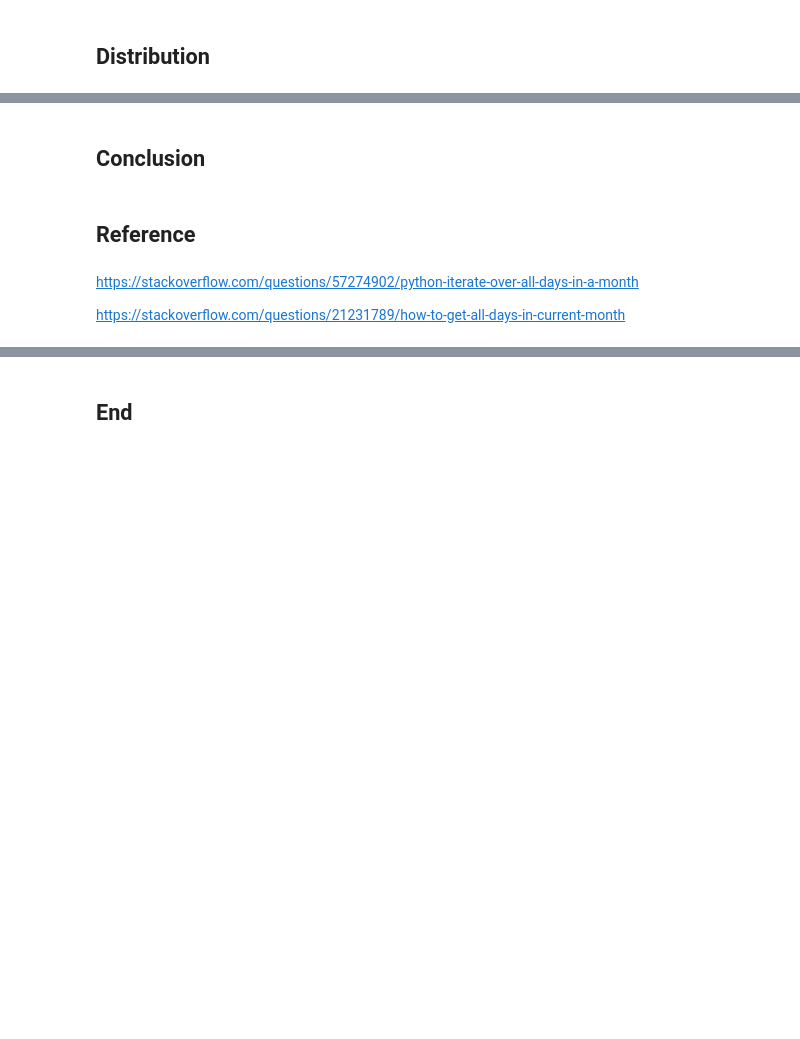
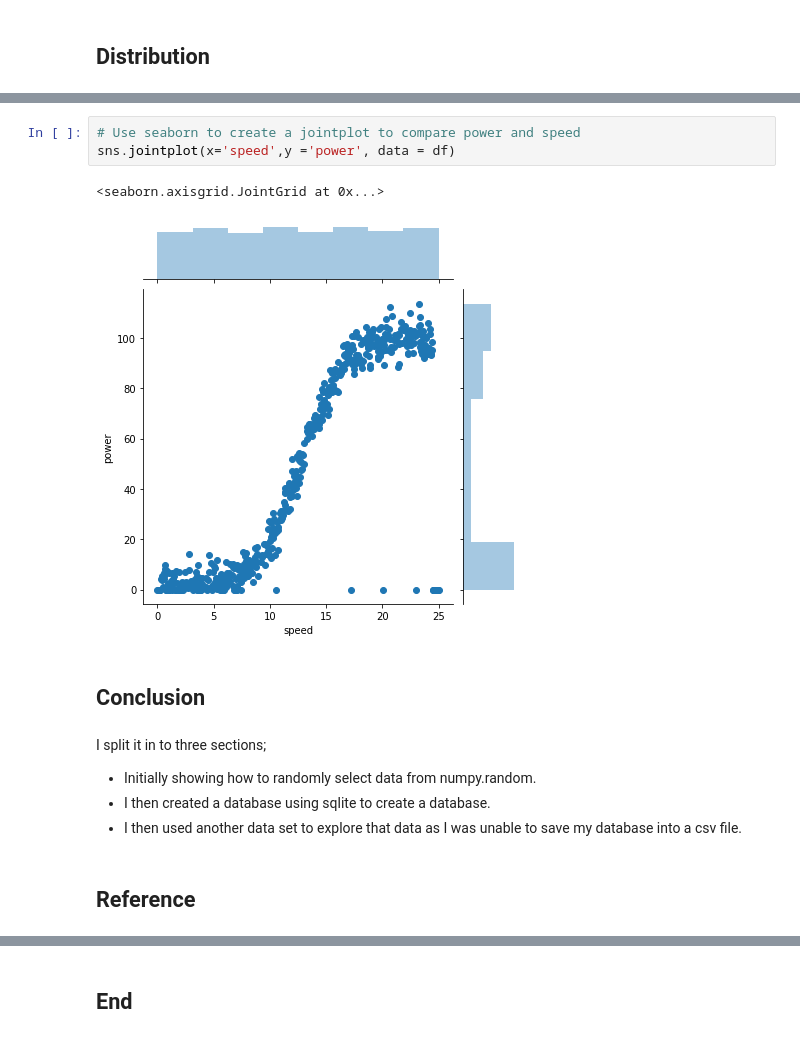
Before and after one commit to caroltreacy/programming-2020-project, a Jupyter notebook: Project 2020.ipynb, the cells around one changed output, grey strips where cells are left out. Saved outputs shown, nothing was run; the diff lists cells and outputs as text; blank space fills up the shorter version.

```diff
--- a/Project 2020.ipynb
+++ b/Project 2020.ipynb
@@ -340,8 +488,15 @@ NameError: name 'plot' is not defined
+# %%
+# Use seaborn to create a jointplot to compare power and speed
+sns.jointplot(x='speed',y ='power', data = df)
+# %% [output]
+<seaborn.axisgrid.JointGrid at 0x...>
+[figure, added]
 # %% [markdown]
 ## Conclusion
+# %% [markdown]
+I split it in to three sections;
+- Initially showing how to randomly select data from numpy.random.
+- I then created a database using sqlite to create a database.
+- I then used another data set to explore that data as I was unable to save my database into a csv file.
 # %% [markdown]
 ## Reference
-# %% [markdown]
-https://stackoverflow.com/questions/57274902/python-iterate-over-all-days-in-a-month
-
-https://stackoverflow.com/questions/21231789/how-to-get-all-days-in-current-month
```
Also changed, not shown: parts of 27 cells of this notebook, 4 other files.
